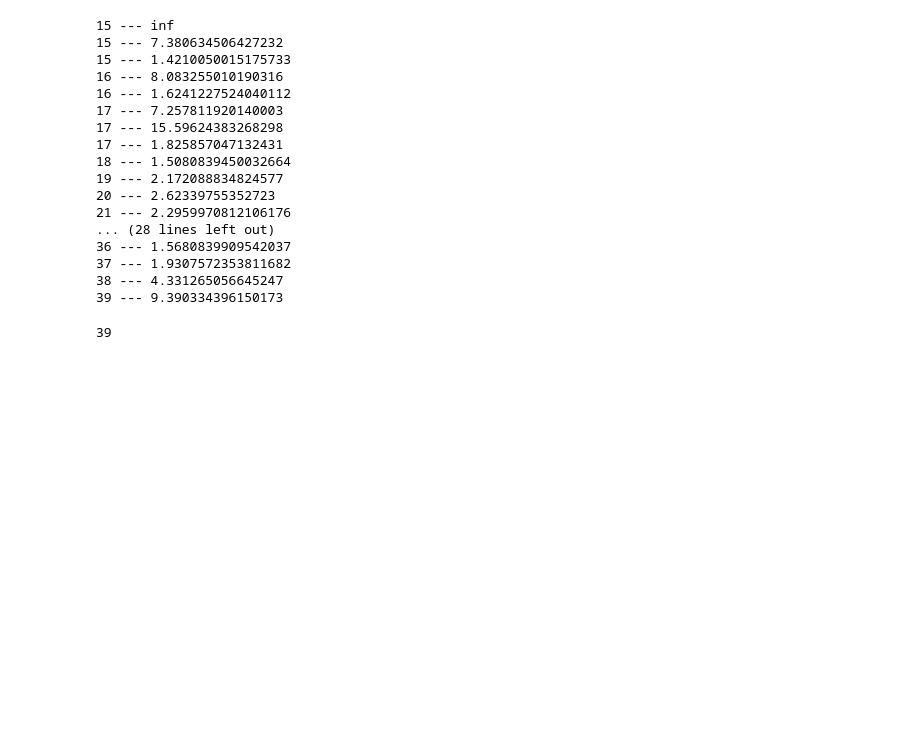
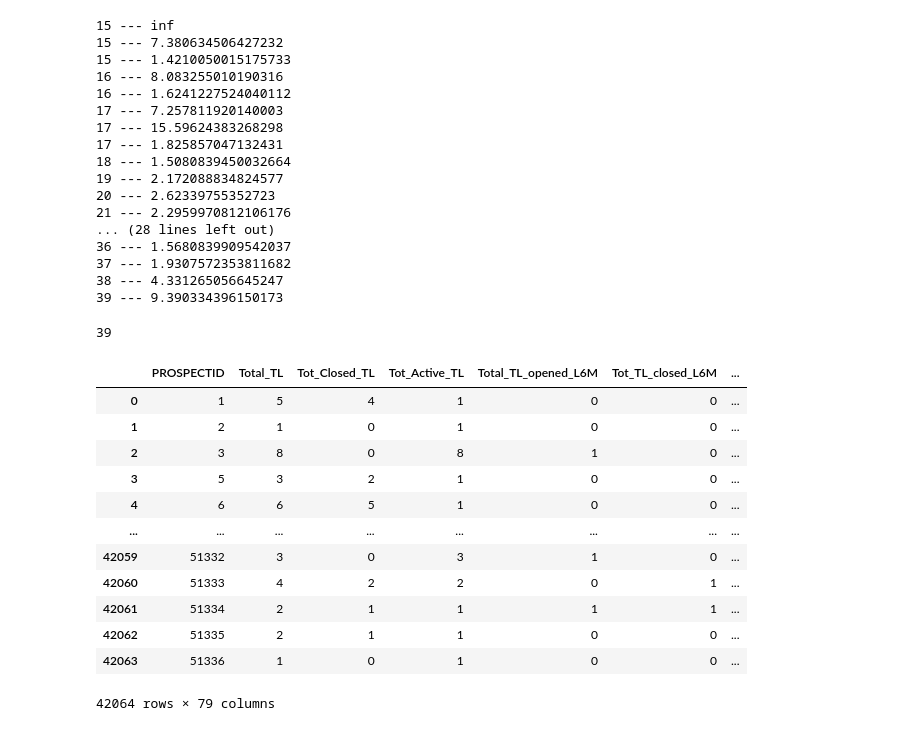
Before and after one commit to satyam1256/Credit_Risk, a Jupyter notebook: index.ipynb, the cells around one changed output. Drawn from its saved outputs; the diff is of its cells as text; code cells hidden in the pictures; blank space fills up the shorter version.

```diff
--- a/index.ipynb
+++ b/index.ipynb
@@ -258,3 +258,19 @@ for i in columns_to_be_kept:
 
     if p_value <= 0.05:
         columns_to_be_kept_numerical.append(i)
+# %%
+df
+# %% [output]
+|  | PROSPECTID | Total_TL | Tot_Closed_TL | Tot_Active_TL | Total_TL_opened_L6M | Tot_TL_closed_L6M | ... |
+| 0 | 1 | 5 | 4 | 1 | 0 | 0 | ... |
+| 1 | 2 | 1 | 0 | 1 | 0 | 0 | ... |
+| 2 | 3 | 8 | 0 | 8 | 1 | 0 | ... |
+| 3 | 5 | 3 | 2 | 1 | 0 | 0 | ... |
+| 4 | 6 | 6 | 5 | 1 | 0 | 0 | ... |
+| ... | ... | ... | ... | ... | ... | ... | ... |
+| 42059 | 51332 | 3 | 0 | 3 | 1 | 0 | ... |
+| 42060 | 51333 | 4 | 2 | 2 | 0 | 1 | ... |
+| 42061 | 51334 | 2 | 1 | 1 | 1 | 1 | ... |
+| 42062 | 51335 | 2 | 1 | 1 | 0 | 0 | ... |
+| 42063 | 51336 | 1 | 0 | 1 | 0 | 0 | ... |
+42064 rows × 79 columns
```
Also changed, not shown: parts of 1 cell of this notebook.
